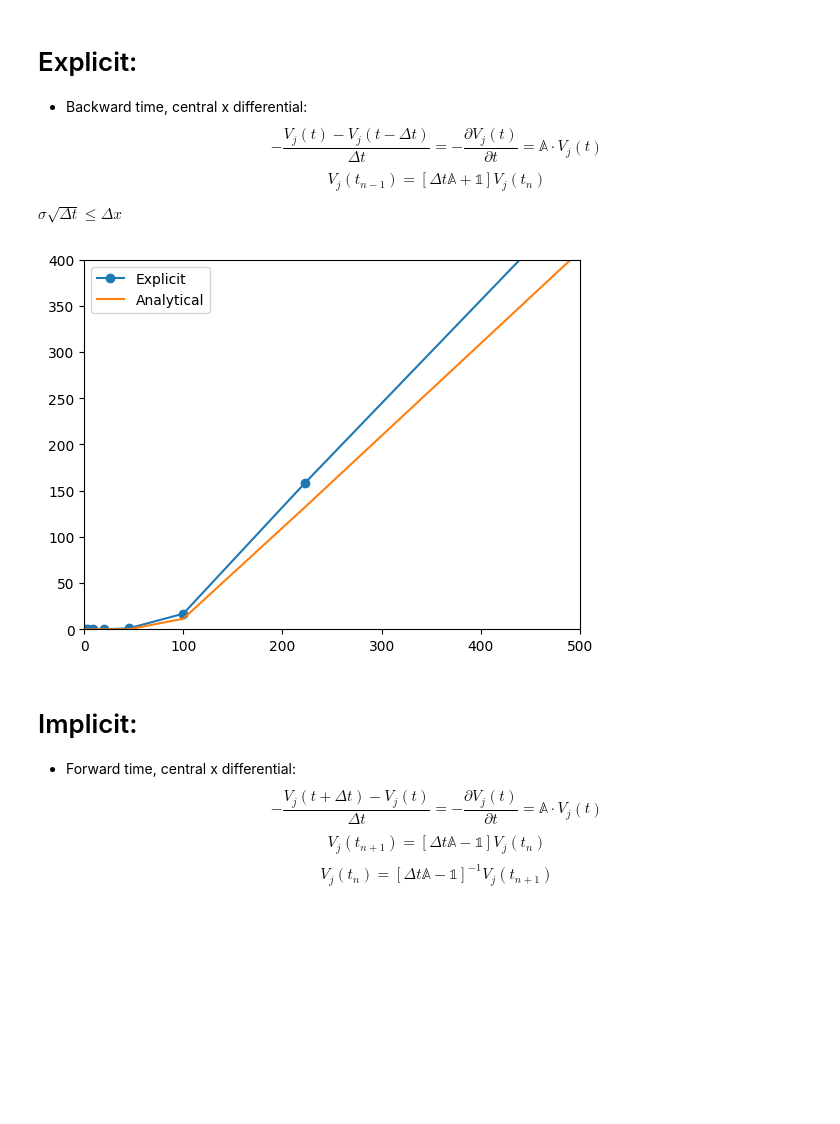
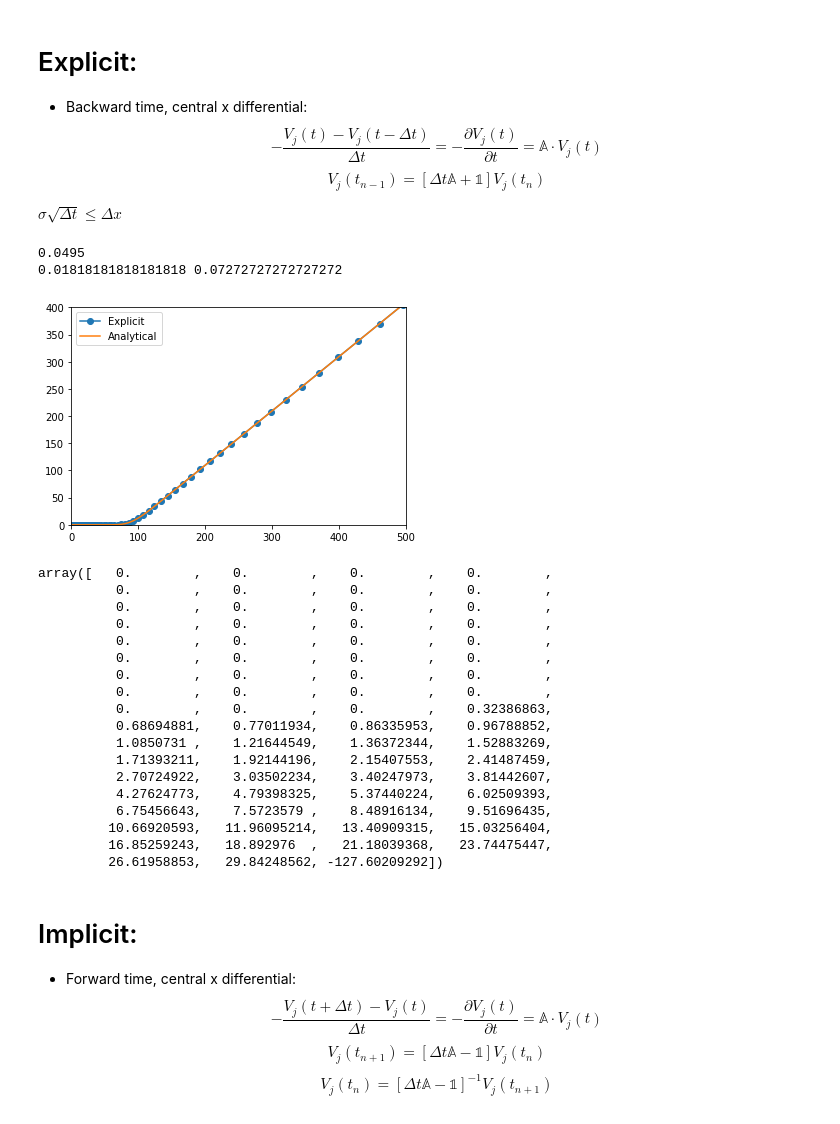
Before and after one commit to QuantCourseBP/QuantCourseBP, a Jupyter notebook: Lectures/05_Finite_method_intro/Finite_difference_method_intro_SOLUTION.ipynb, the cells around one changed output. Cells and saved outputs as stored; diff of their text form; code cells hidden in the pictures; blank space fills up the shorter version.

Commit message:
Fix BS numeric solution
D1 is central difference.

```diff
--- a/Lectures/05_Finite_method_intro/Finite_difference_method_intro_SOLUTION.ipynb
+++ b/Lectures/05_Finite_method_intro/Finite_difference_method_intro_SOLUTION.ipynb
@@ -381,7 +393,7 @@ Where:
 
 def get_d1(n):
     #First and last rows are incorrect, but they are given by boundary condition
-    return np.diag(np.ones(n-1), 1)-np.diag(np.ones(n-1), -1)
+    return 0.5*(np.diag(np.ones(n-1), 1)-np.diag(np.ones(n-1), -1))
 
 def get_d2(n):
     #First and last rows are incorrect, but they are given by boundary condition
@@ -393,5 +405,5 @@ def get_a(n, dx, r, sig):
     d2 = 0.5*sig**2./dx**2. * get_d2(n)
     return d+d1+d2
 
-get_d1(5),"", get_d2(5), "", get_a(5, 0.1, 0.05, 0.2)
+get_d1(5),"", get_d2(5), "", get_a(5, 0.8, 0.05, 0.0)
 # %% [output]
@@ -436,7 +448,7 @@ T = 2.
 
 # Market data
 R = 0.05
-SIGMA = 0.1
+SIGMA = 0.12
 
 """The pricing function of European call option"""
 def black_scholes_eur_call(S0, time_to_mat):
@@ -455,7 +467,7 @@ def call_boundary(grid: np.array, dx: float, dt: float):
     nx, nt = grid.shape
     grid[0, :]  = 0.
     grid[-1, :] = K*(np.exp(x_max) - np.exp(-R*(T-np.linspace(0.,T, nt))) )
-    grid[:,-1] = (np.exp(np.maximum(np.array([0]*nx), np.linspace(x_min, x_max, nx)))-1.0)*K
+    grid[:,-1] = np.exp(np.maximum(np.array([0]*nx), np.linspace(x_min, x_max, nx)))*K-K
 
     return grid
 
@@ -501,19 +517,50 @@ def create_and_run_explicit_BS(n_x, n_t):
 
     return explicit_grid
 # %%
-n_x, n_t = 11, 111
+n_x, n_t = 111, 111
 explicit_solution = create_and_run_explicit_BS(n_x,n_t)
 Spots = np.exp(np.linspace(x_min, x_max, n_x))*K
+Xs = np.linspace(x_min, x_max, n_x)
 
-plt.plot(Spots, explicit_solution[:,0], "o-", label="Explicit")
-plt.plot(Spots, black_scholes_eur_call(Spots, T), label="Analytical")
+numeric = explicit_solution[:,0]
+analytic = black_scholes_eur_call(Spots, T)
+plt.plot(Spots, numeric, "o-", label="Explicit")
+plt.plot(Spots, analytic, label="Analytical")
 up_lim=5*K
 plt.xlim(0, up_lim)
 plt.ylim(0,up_lim-K)
 plt.legend()
 plt.show()
+
+#print([(s, n, a) for s,n,a in zip(Spots, numeric, analytic)])
 # %% [output]
+0.0495
+0.01818181818181818 0.07272727272727272
-[figure, old version]
+[figure, new version]
+# %%
+explicit_grid = np.zeros((n_x, n_t))
+explicit_grid = call_boundary(explicit_grid, dx, dt)
+d1 = (R-0.5*SIGMA**2.)/0.8 * get_d1(n_x)
+np.dot(d1, explicit_grid[:,-1])
+# %% [output]
+array([   0.        ,    0.        ,    0.        ,    0.        ,
+          0.        ,    0.        ,    0.        ,    0.        ,
+          0.        ,    0.        ,    0.        ,    0.        ,
+          0.        ,    0.        ,    0.        ,    0.        ,
+          0.        ,    0.        ,    0.        ,    0.        ,
+          0.        ,    0.        ,    0.        ,    0.        ,
+          0.        ,    0.        ,    0.        ,    0.        ,
+          0.        ,    0.        ,    0.        ,    0.        ,
+          0.        ,    0.        ,    0.        ,    0.32386863,
+          0.68694881,    0.77011934,    0.86335953,    0.96788852,
+          1.0850731 ,    1.21644549,    1.36372344,    1.52883269,
+          1.71393211,    1.92144196,    2.15407553,    2.41487459,
+          2.70724922,    3.03502234,    3.40247973,    3.81442607,
+          4.27624773,    4.79398325,    5.37440224,    6.02509393,
+          6.75456643,    7.5723579 ,    8.48916134,    9.51696435,
+         10.66920593,   11.96095214,   13.40909315,   15.03256404,
+         16.85259243,   18.892976  ,   21.18039368,   23.74475447,
+         26.61958853,   29.84248562, -127.60209292])
 # %% [markdown]
 # Implicit:
 * Forward time, central x differential:
```
Also changed, not shown: parts of 26 cells of this notebook.
